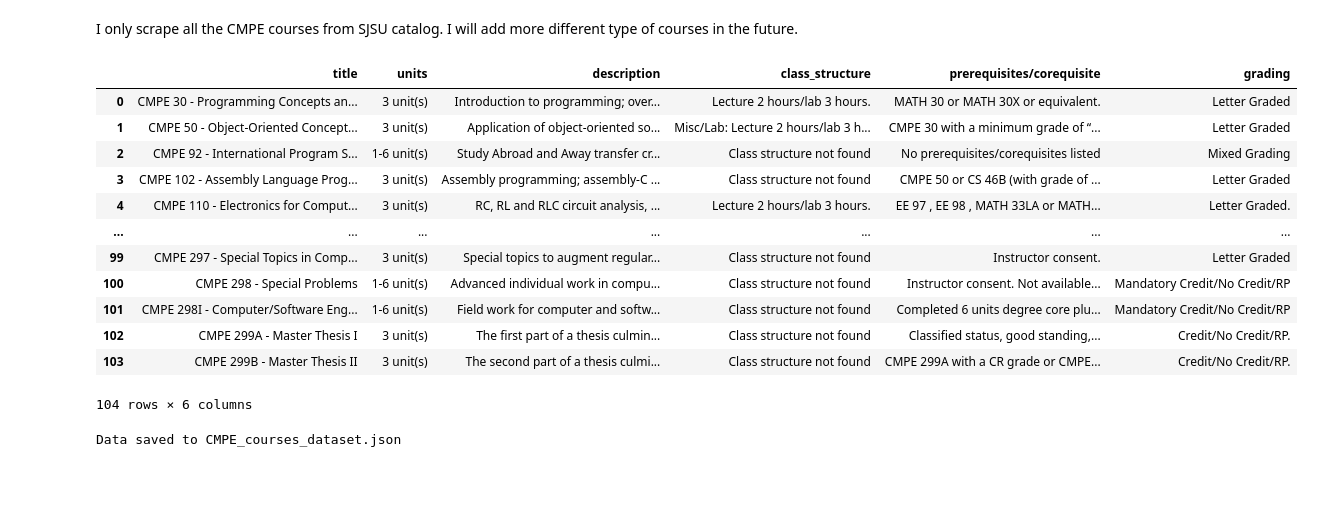
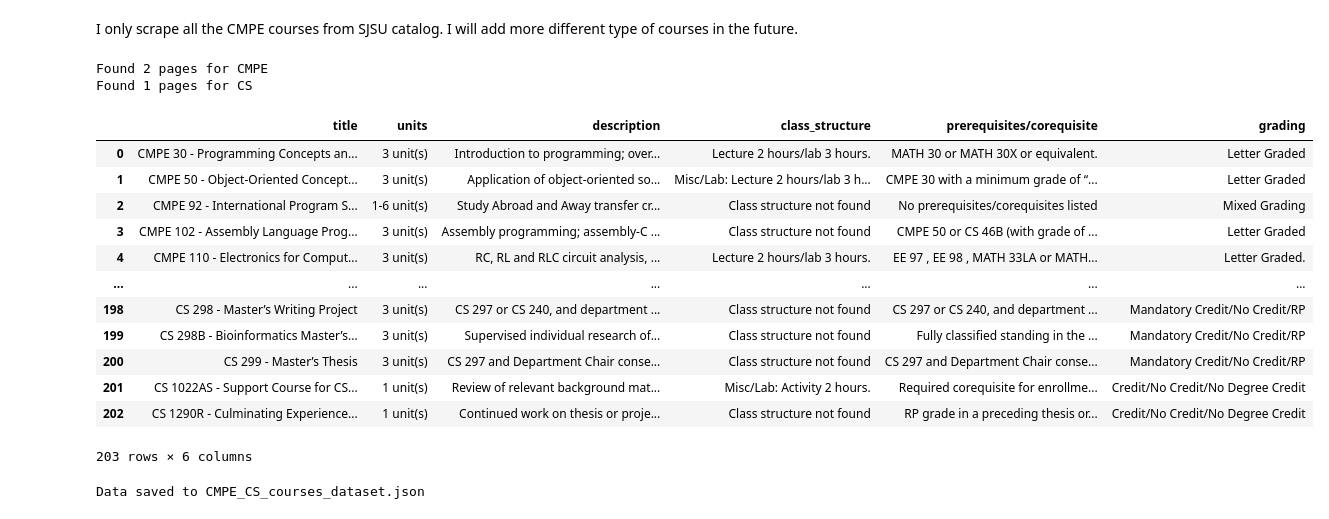
Before and after one commit to jeffreyong15/Counsel.NLP, a Jupyter notebook: Baseline Experiment/Data Collection/Data_Collection_Jeffrey.ipynb, the cells around one changed output. Drawn from its saved outputs; the diff is of its cells as text; code cells hidden in the pictures; blank space fills up the shorter version.

Commit message:
Handle multiple courses extraction and different pagination

```diff
--- a/Baseline Experiment/Data Collection/Data_Collection_Jeffrey.ipynb
+++ b/Baseline Experiment/Data Collection/Data_Collection_Jeffrey.ipynb
@@ -401,25 +411,27 @@ def save_to_json(df, filename="CMPE_courses_dataset.json"):
         json.dump(course_json, f, indent=4)
 
     print(f"Data saved to {filename}")
-# %%
-CMPE_df = extract_all_course_details(driver, pages=[1, 2])
-CMPE_df_display = CMPE_df.drop(columns='id')
-CMPE_df_display
-# %% [output]
-|  | title | units | description | class_structure | prerequisites/corequisite | grading |
-| 0 | CMPE 30 - Programming Concepts an... | 3 unit(s) | Introduction to programming; over... | Lecture 2 hours/lab 3 hours. | MATH 30 or MATH 30X or equivalent. | Letter Graded |
-| 1 | CMPE 50 - Object-Oriented Concept... | 3 unit(s) | Application of object-oriented so... | Misc/Lab: Lecture 2 hours/lab 3 h... | CMPE 30 with a minimum grade of “... | Letter Graded |
-| 2 | CMPE 92 - International Program S... | 1-6 unit(s) | Study Abroad and Away transfer cr... | Class structure not found | No prerequisites/corequisites listed | Mixed Grading |
-| 3 | CMPE 102 - Assembly Language Prog... | 3 unit(s) | Assembly programming; assembly-C ... | Class structure not found | CMPE 50 or CS 46B (with grade of ... | Letter Graded |
-| 4 | CMPE 110 - Electronics for Comput... | 3 unit(s) | RC, RL and RLC circuit analysis, ... | Lecture 2 hours/lab 3 hours. | EE 97 , EE 98 , MATH 33LA or MATH... | Letter Graded. |
-| ... | ... | ... | ... | ... | ... | ... |
-| 99 | CMPE 297 - Special Topics in Comp... | 3 unit(s) | Special topics to augment regular... | Class structure not found | Instructor consent. | Letter Graded |
-| 100 | CMPE 298 - Special Problems | 1-6 unit(s) | Advanced individual work in compu... | Class structure not found | Instructor consent. Not available... | Mandatory Credit/No Credit/RP |
-| 101 | CMPE 298I - Computer/Software Eng... | 1-6 unit(s) | Field work for computer and softw... | Class structure not found | Completed 6 units degree core plu... | Mandatory Credit/No Credit/RP |
-| 102 | CMPE 299A - Master Thesis I | 3 unit(s) | The first part of a thesis culmin... | Class structure not found | Classified status, good standing,... | Credit/No Credit/RP. |
-| 103 | CMPE 299B - Master Thesis II | 3 unit(s) | The second part of a thesis culmi... | Class structure not found | CMPE 299A with a CR grade or CMPE... | Credit/No Credit/RP. |
-104 rows × 6 columns
+# %%
+courses_df = extract_all_course_details(driver, course_filters=['CMPE', 'CS'])
+courses_df_display = courses_df.drop(columns='id')
+courses_df_display
+# %% [output]
+Found 2 pages for CMPE
+Found 1 pages for CS
+|  | title | units | description | class_structure | prerequisites/corequisite | grading |
+| 0 | CMPE 30 - Programming Concepts an... | 3 unit(s) | Introduction to programming; over... | Lecture 2 hours/lab 3 hours. | MATH 30 or MATH 30X or equivalent. | Letter Graded |
+| 1 | CMPE 50 - Object-Oriented Concept... | 3 unit(s) | Application of object-oriented so... | Misc/Lab: Lecture 2 hours/lab 3 h... | CMPE 30 with a minimum grade of “... | Letter Graded |
+| 2 | CMPE 92 - International Program S... | 1-6 unit(s) | Study Abroad and Away transfer cr... | Class structure not found | No prerequisites/corequisites listed | Mixed Grading |
+| 3 | CMPE 102 - Assembly Language Prog... | 3 unit(s) | Assembly programming; assembly-C ... | Class structure not found | CMPE 50 or CS 46B (with grade of ... | Letter Graded |
+| 4 | CMPE 110 - Electronics for Comput... | 3 unit(s) | RC, RL and RLC circuit analysis, ... | Lecture 2 hours/lab 3 hours. | EE 97 , EE 98 , MATH 33LA or MATH... | Letter Graded. |
+| ... | ... | ... | ... | ... | ... | ... |
+| 198 | CS 298 - Master’s Writing Project | 3 unit(s) | CS 297 or CS 240, and department ... | Class structure not found | CS 297 or CS 240, and department ... | Mandatory Credit/No Credit/RP |
+| 199 | CS 298B - Bioinformatics Master’s... | 3 unit(s) | Supervised individual research of... | Class structure not found | Fully classified standing in the ... | Mandatory Credit/No Credit/RP |
+| 200 | CS 299 - Master’s Thesis | 3 unit(s) | CS 297 and Department Chair conse... | Class structure not found | CS 297 and Department Chair conse... | Mandatory Credit/No Credit/RP |
+| 201 | CS 1022AS - Support Course for CS... | 1 unit(s) | Review of relevant background mat... | Misc/Lab: Activity 2 hours. | Required corequisite for enrollme... | Credit/No Credit/No Degree Credit |
+| 202 | CS 1290R - Culminating Experience... | 1 unit(s) | Continued work on thesis or proje... | Class structure not found | RP grade in a preceding thesis or... | Credit/No Credit/No Degree Credit |
+203 rows × 6 columns
 # %%
-save_to_json(CMPE_df, filename="CMPE_courses_dataset.json")
+save_to_json(courses_df, filename="CMPE_CS_courses_dataset.json")
 # %% [output]
-Data saved to CMPE_courses_dataset.json
+Data saved to CMPE_CS_courses_dataset.json
```
Also changed, not shown: parts of 4 cells of this notebook.
